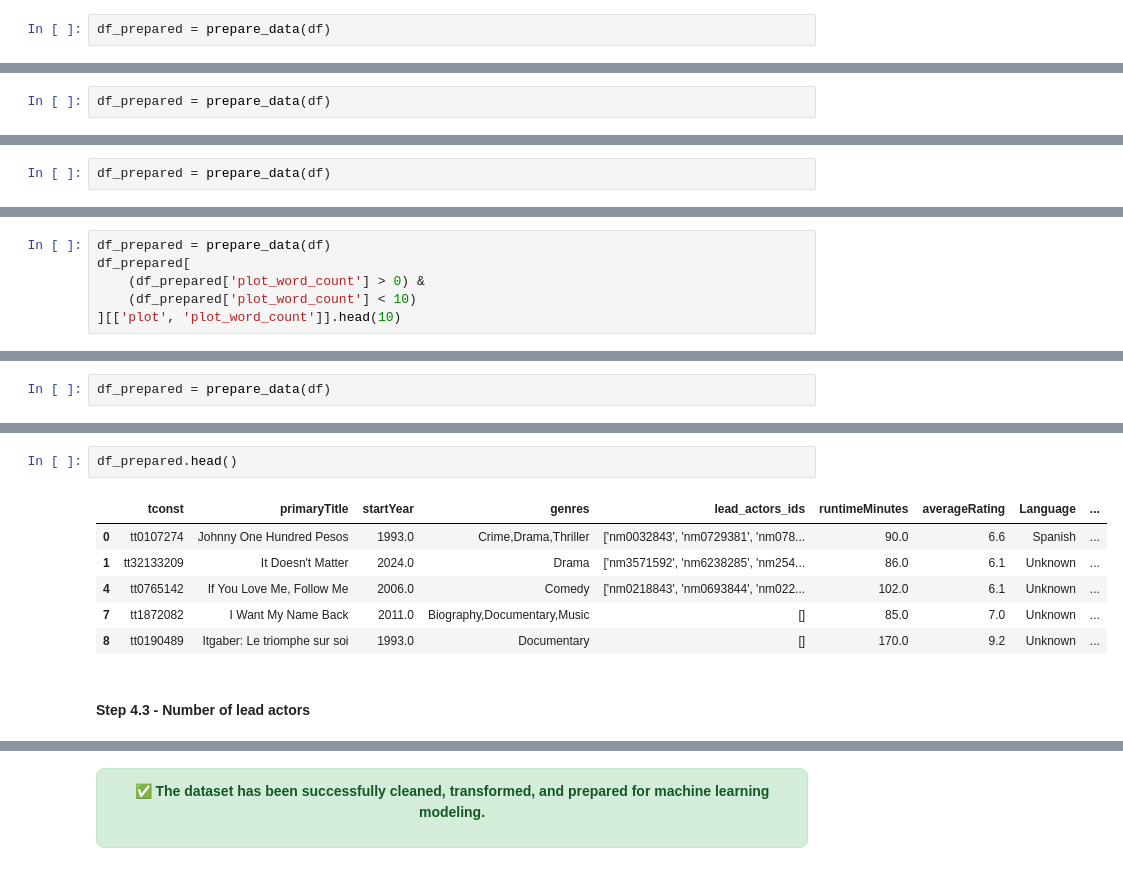
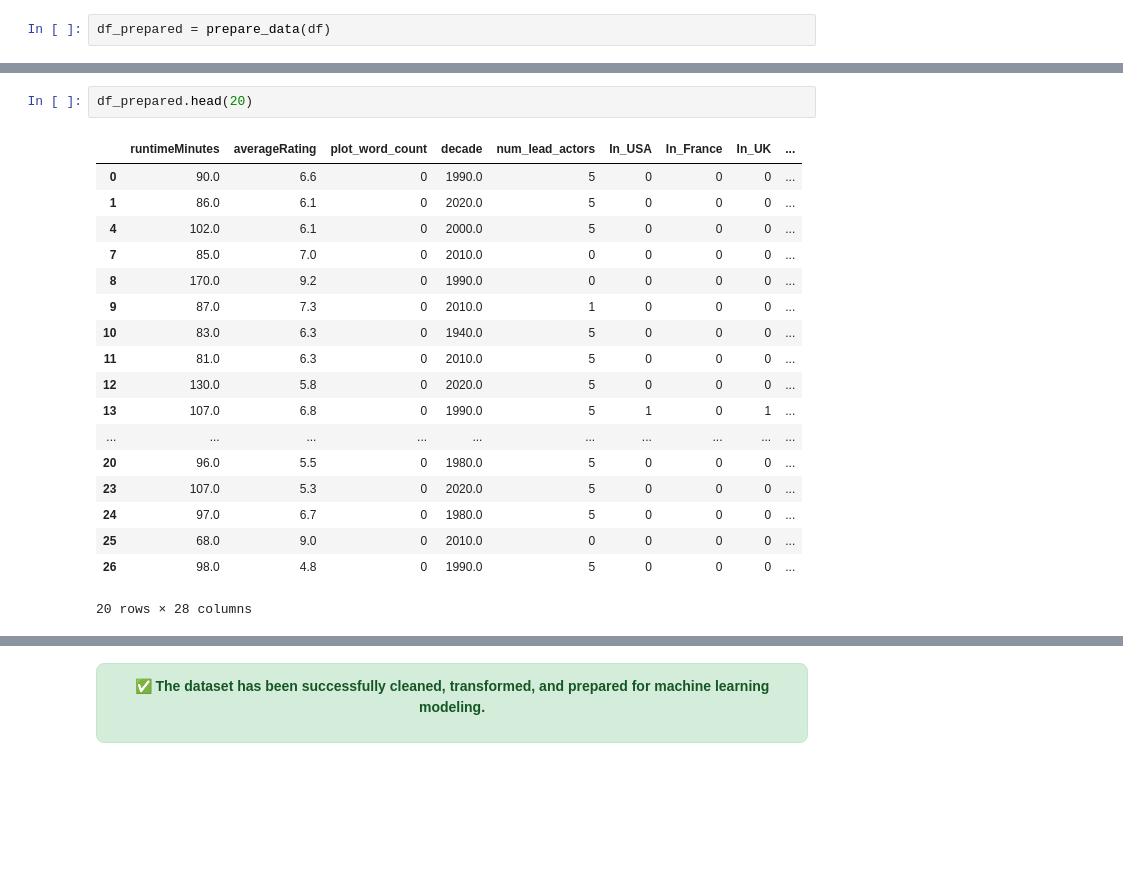
Before and after one commit to BarelAndArad/python-ml-project, a Jupyter notebook: Python_ML_Project.ipynb, the cells around one changed output, grey strips where cells are left out. Drawn from its saved outputs; the diff is of its cells as text; blank space fills up the shorter version.

```diff
--- a/Python_ML_Project.ipynb
+++ b/Python_ML_Project.ipynb
@@ -317,2 +257,0 @@ def prepare_data(df):
-# %%
-df_prepared = prepare_data(df)
@@ -399,2 +257,0 @@ def prepare_data(df):
-# %%
-df_prepared = prepare_data(df)
@@ -491,6 +257,0 @@ def prepare_data(df):
-# %%
-df_prepared = prepare_data(df)
-df_prepared[
-    (df_prepared['plot_word_count'] > 0) &
-    (df_prepared['plot_word_count'] < 10)
-][['plot', 'plot_word_count']].head(10)
@@ -571,2 +257,0 @@ def prepare_data(df):
-# %%
-df_prepared = prepare_data(df)
@@ -573,11 +273,21 @@ df_prepared = prepare_data(df)
 # %%
-df_prepared.head()
+df_prepared.head(20)
 # %% [output]
-|  | tconst | primaryTitle | startYear | genres | lead_actors_ids | runtimeMinutes | averageRating | Language | ... |
-| 0 | tt0107274 | Johnny One Hundred Pesos | 1993.0 | Crime,Drama,Thriller | ['nm0032843', 'nm0729381', 'nm078... | 90.0 | 6.6 | Spanish | ... |
-| 1 | tt32133209 | It Doesn't Matter | 2024.0 | Drama | ['nm3571592', 'nm6238285', 'nm254... | 86.0 | 6.1 | Unknown | ... |
-| 4 | tt0765142 | If You Love Me, Follow Me | 2006.0 | Comedy | ['nm0218843', 'nm0693844', 'nm022... | 102.0 | 6.1 | Unknown | ... |
-| 7 | tt1872082 | I Want My Name Back | 2011.0 | Biography,Documentary,Music | [] | 85.0 | 7.0 | Unknown | ... |
-| 8 | tt0190489 | Itgaber: Le triomphe sur soi | 1993.0 | Documentary | [] | 170.0 | 9.2 | Unknown | ... |
+|  | runtimeMinutes | averageRating | plot_word_count | decade | num_lead_actors | In_USA | In_France | In_UK | ... |
+| 0 | 90.0 | 6.6 | 0 | 1990.0 | 5 | 0 | 0 | 0 | ... |
+| 1 | 86.0 | 6.1 | 0 | 2020.0 | 5 | 0 | 0 | 0 | ... |
+| 4 | 102.0 | 6.1 | 0 | 2000.0 | 5 | 0 | 0 | 0 | ... |
+| 7 | 85.0 | 7.0 | 0 | 2010.0 | 0 | 0 | 0 | 0 | ... |
+| 8 | 170.0 | 9.2 | 0 | 1990.0 | 0 | 0 | 0 | 0 | ... |
+| 9 | 87.0 | 7.3 | 0 | 2010.0 | 1 | 0 | 0 | 0 | ... |
+| 10 | 83.0 | 6.3 | 0 | 1940.0 | 5 | 0 | 0 | 0 | ... |
+| 11 | 81.0 | 6.3 | 0 | 2010.0 | 5 | 0 | 0 | 0 | ... |
+| 12 | 130.0 | 5.8 | 0 | 2020.0 | 5 | 0 | 0 | 0 | ... |
+| 13 | 107.0 | 6.8 | 0 | 1990.0 | 5 | 1 | 0 | 1 | ... |
+| ... | ... | ... | ... | ... | ... | ... | ... | ... | ... |
+| 20 | 96.0 | 5.5 | 0 | 1980.0 | 5 | 0 | 0 | 0 | ... |
+| 23 | 107.0 | 5.3 | 0 | 2020.0 | 5 | 0 | 0 | 0 | ... |
+| 24 | 97.0 | 6.7 | 0 | 1980.0 | 5 | 0 | 0 | 0 | ... |
+| 25 | 68.0 | 9.0 | 0 | 2010.0 | 0 | 0 | 0 | 0 | ... |
+| 26 | 98.0 | 4.8 | 0 | 1990.0 | 5 | 0 | 0 | 0 | ... |
+20 rows × 28 columns
-# %% [markdown]
-#### Step 4.3 - Number of lead actors
```
Also changed, not shown: parts of 79 cells of this notebook.
